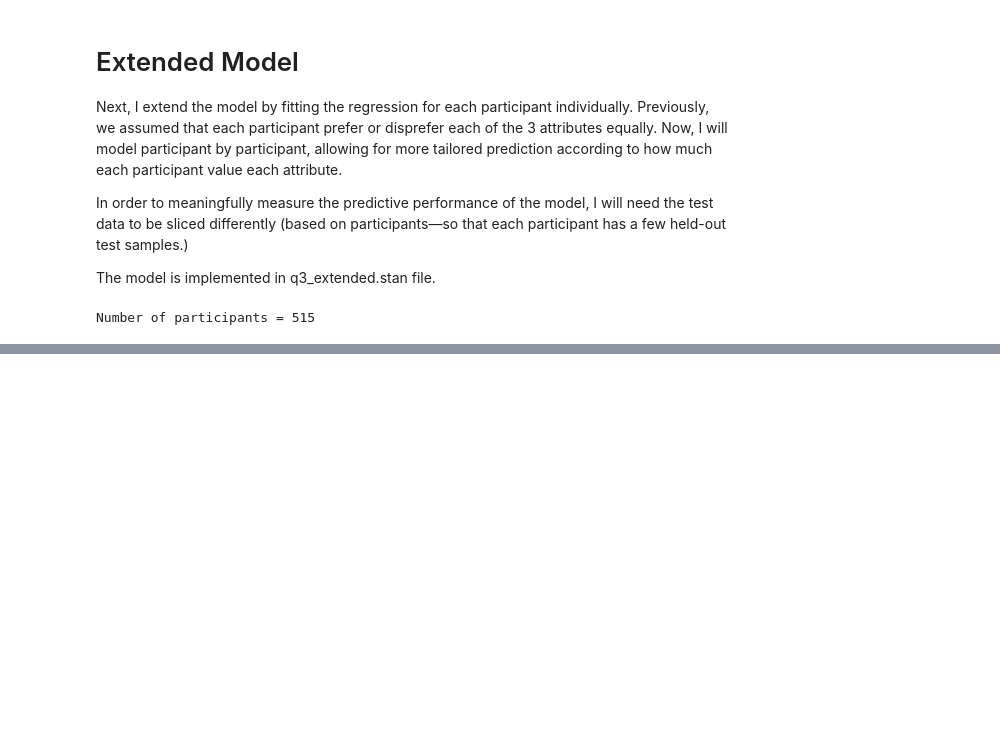
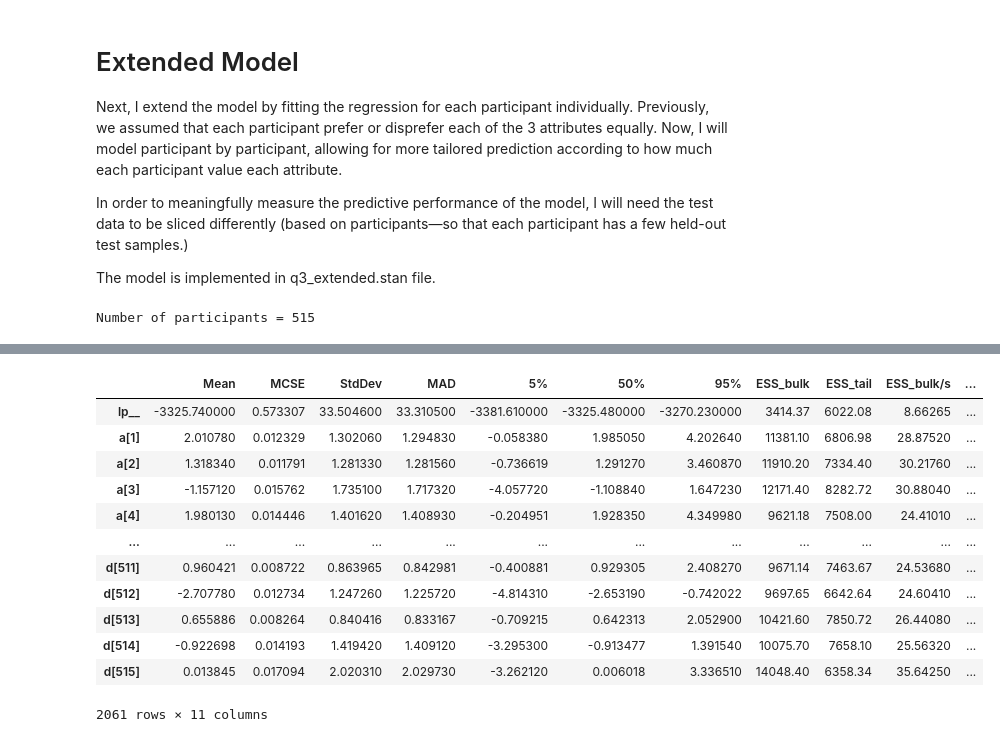
Before and after one commit to kwan-sr/cog-modeling-class-nc-ks, a Jupyter notebook: HW4/q3.ipynb, the cells around one changed output, grey strips where cells are left out. Saved outputs shown, nothing was run; the diff lists cells and outputs as text; code cells hidden in the pictures; blank space fills up the shorter version.

```diff
--- a/HW4/q3.ipynb
+++ b/HW4/q3.ipynb
@@ -163,0 +180,16 @@ KeyboardInterrupt:
+# %%
+fit_extended.summary()
+# %% [output]
+|  | Mean | MCSE | StdDev | MAD | 5% | 50% | 95% | ESS_bulk | ESS_tail | ESS_bulk/s | ... |
+| lp__ | -3325.740000 | 0.573307 | 33.504600 | 33.310500 | -3381.610000 | -3325.480000 | -3270.230000 | 3414.37 | 6022.08 | 8.66265 | ... |
+| a[1] | 2.010780 | 0.012329 | 1.302060 | 1.294830 | -0.058380 | 1.985050 | 4.202640 | 11381.10 | 6806.98 | 28.87520 | ... |
+| a[2] | 1.318340 | 0.011791 | 1.281330 | 1.281560 | -0.736619 | 1.291270 | 3.460870 | 11910.20 | 7334.40 | 30.21760 | ... |
+| a[3] | -1.157120 | 0.015762 | 1.735100 | 1.717320 | -4.057720 | -1.108840 | 1.647230 | 12171.40 | 8282.72 | 30.88040 | ... |
+| a[4] | 1.980130 | 0.014446 | 1.401620 | 1.408930 | -0.204951 | 1.928350 | 4.349980 | 9621.18 | 7508.00 | 24.41010 | ... |
+| ... | ... | ... | ... | ... | ... | ... | ... | ... | ... | ... | ... |
+| d[511] | 0.960421 | 0.008722 | 0.863965 | 0.842981 | -0.400881 | 0.929305 | 2.408270 | 9671.14 | 7463.67 | 24.53680 | ... |
+| d[512] | -2.707780 | 0.012734 | 1.247260 | 1.225720 | -4.814310 | -2.653190 | -0.742022 | 9697.65 | 6642.64 | 24.60410 | ... |
+| d[513] | 0.655886 | 0.008264 | 0.840416 | 0.833167 | -0.709215 | 0.642313 | 2.052900 | 10421.60 | 7850.72 | 26.44080 | ... |
+| d[514] | -0.922698 | 0.014193 | 1.419420 | 1.409120 | -3.295300 | -0.913477 | 1.391540 | 10075.70 | 7658.10 | 25.56320 | ... |
+| d[515] | 0.013845 | 0.017094 | 2.020310 | 2.029730 | -3.262120 | 0.006018 | 3.336510 | 14048.40 | 6358.34 | 35.64250 | ... |
+2061 rows × 11 columns
```
Also changed, not shown: parts of 11 cells of this notebook.
